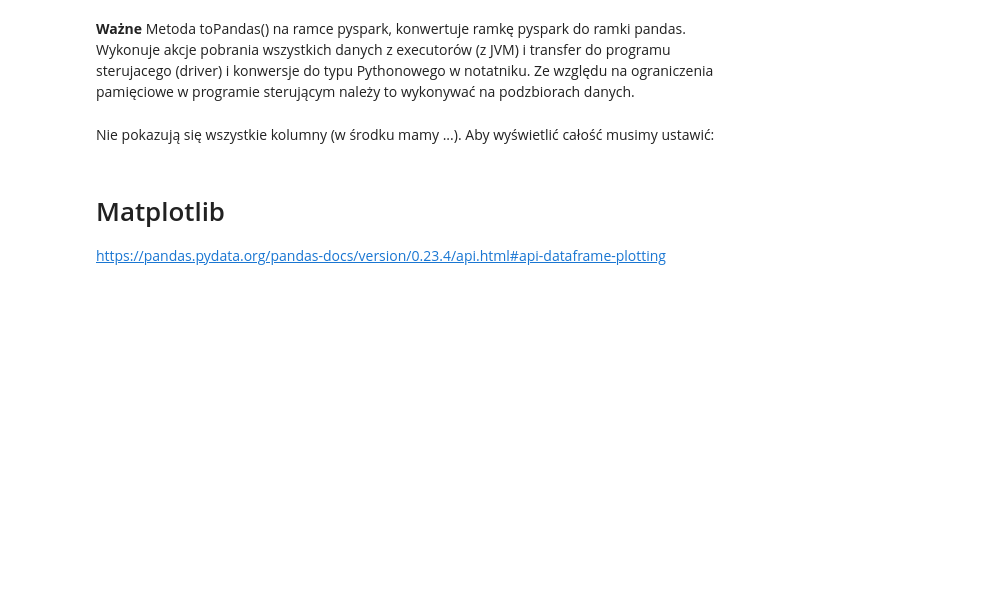
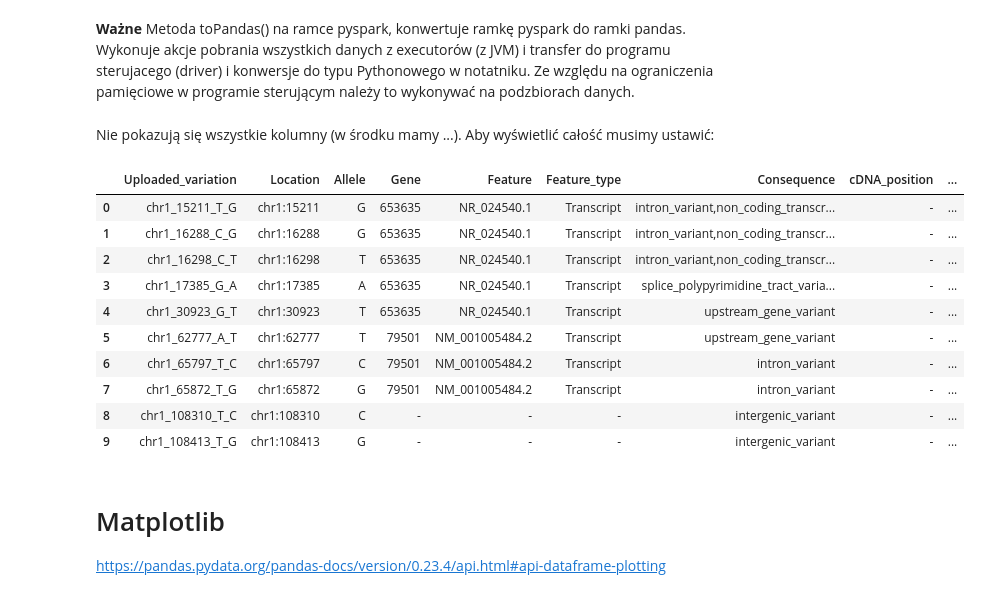
Before and after one commit to biodatageeks/edugen-notebooks, a Jupyter notebook: 20Z/4_vcf_vis.ipynb, the cells around one changed output. Drawn from its saved outputs; the diff is of its cells as text; code cells hidden in the pictures; blank space fills up the shorter version.

```diff
--- a/20Z/4_vcf_vis.ipynb
+++ b/20Z/4_vcf_vis.ipynb
@@ -129,8 +160,20 @@ Nie pokazują się wszystkie kolumny (w środku mamy ...). Aby wyświetlić cał
 import pandas as pd
 pd.set_option('display.max_columns', None)
 # %%
-anno_pandas = anno2.toPandas()
+anno_pandas = anno.limit(10).toPandas()
 anno_pandas
+# %% [output]
+|  | Uploaded_variation | Location | Allele | Gene | Feature | Feature_type | Consequence | cDNA_position | ... |
+| 0 | chr1_15211_T_G | chr1:15211 | G | 653635 | NR_024540.1 | Transcript | intron_variant,non_coding_transcr... | - | ... |
+| 1 | chr1_16288_C_G | chr1:16288 | G | 653635 | NR_024540.1 | Transcript | intron_variant,non_coding_transcr... | - | ... |
+| 2 | chr1_16298_C_T | chr1:16298 | T | 653635 | NR_024540.1 | Transcript | intron_variant,non_coding_transcr... | - | ... |
+| 3 | chr1_17385_G_A | chr1:17385 | A | 653635 | NR_024540.1 | Transcript | splice_polypyrimidine_tract_varia... | - | ... |
+| 4 | chr1_30923_G_T | chr1:30923 | T | 653635 | NR_024540.1 | Transcript | upstream_gene_variant | - | ... |
+| 5 | chr1_62777_A_T | chr1:62777 | T | 79501 | NM_001005484.2 | Transcript | upstream_gene_variant | - | ... |
+| 6 | chr1_65797_T_C | chr1:65797 | C | 79501 | NM_001005484.2 | Transcript | intron_variant | - | ... |
+| 7 | chr1_65872_T_G | chr1:65872 | G | 79501 | NM_001005484.2 | Transcript | intron_variant | - | ... |
+| 8 | chr1_108310_T_C | chr1:108310 | C | - | - | - | intergenic_variant | - | ... |
+| 9 | chr1_108413_T_G | chr1:108413 | G | - | - | - | intergenic_variant | - | ... |
 # %% [markdown]
 # Matplotlib
 https://pandas.pydata.org/pandas-docs/version/0.23.4/api.html#api-dataframe-plotting
```
Also changed, not shown: parts of 23 cells of this notebook, 5 other files.
